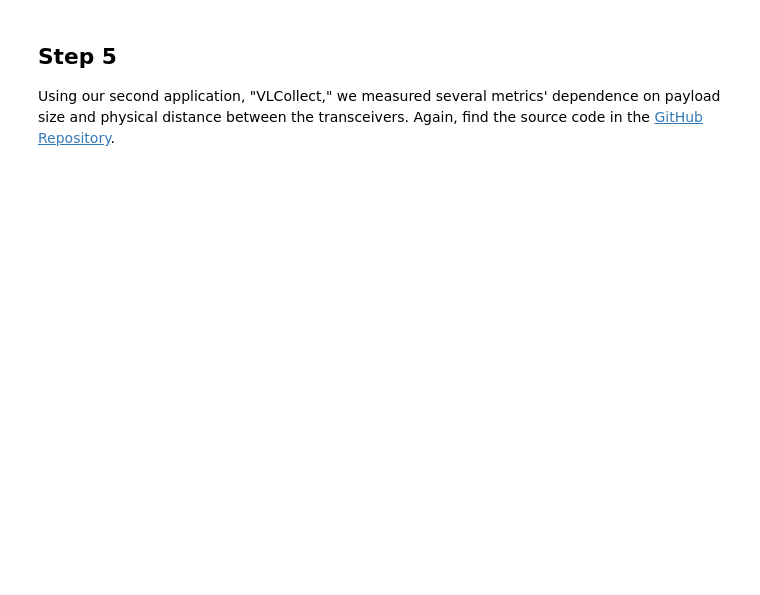
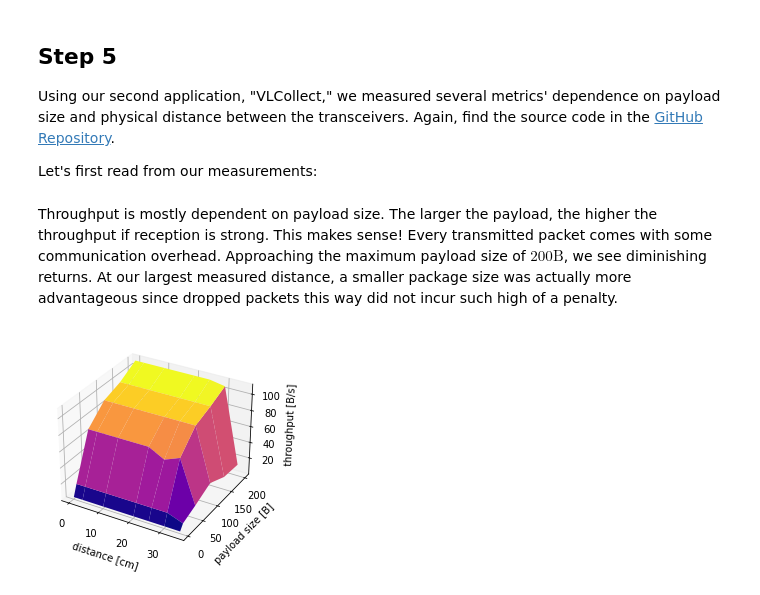
Before and after one commit to AlexLike/ETH-WiNet-VLC-Lab, a Jupyter notebook: Findings.ipynb, the cells around one changed output. Saved outputs shown, nothing was run; the diff lists cells and outputs as text; code cells hidden in the pictures; blank space fills up the shorter version.

```diff
--- a/Findings.ipynb
+++ b/Findings.ipynb
@@ -87,3 +87,47 @@ Find the source code in the [GitHub Repository](https://github.com/AlexLike/ETH-
 ## Step 5
 
 Using our second application, "VLCollect," we measured several metrics' dependence on payload size and physical distance between the transceivers. Again, find the source code in the [GitHub Repository](https://github.com/AlexLike/ETH-WiNet-VLC-Lab).
+
+Let's first read from our measurements:
+# %%
+import numpy as np
+import matplotlib.pyplot as plt
+
+X = np.array([0, 3, 10, 20, 25, 30, 35])
+x_count = X.size
+Y = np.array([1, 10, 50, 100, 150, 200])
+y_count = Y.size
+
+throughputs = np.zeros(shape=(X.size, Y.size))
+mean_delays = np.zeros(shape=(X.size, Y.size))
+standard_deviation_delays = np.zeros(shape=(X.size, Y.size))
+width_of_confidence_interval = np.zeros(shape=(X.size, Y.size))
+success_rates_150B = np.zeros(X.size)
+success_rates_35cm = np.zeros(Y.size)
+
+for (i, x) in enumerate(X):
+  for (j, y) in enumerate(Y):
+    with open(f"results/{x}cm-{y}B-results.csv", "r") as f:
+      (success_rate, throughput, mean_delay_s, standard_deviation_delay_s, cl, cr) = list(map(float, f.readline().split(", ")))
+      throughputs[i][j] = throughput
+      mean_delays[i][j] = mean_delay_s
+      standard_deviation_delays[i][j] = standard_deviation_delay_s
+      width_of_confidence_interval[i][j] = cr - cl
+      if y == 150:
+        success_rates_150B[i] = success_rate
+      if x == 35:
+        success_rates_35cm[j] = success_rate
+
+
+X_m, Y_m = np.meshgrid(X, Y)
+# %% [markdown]
+Throughput is mostly dependent on payload size. The larger the payload, the higher the throughput if reception is strong. This makes sense! Every transmitted packet comes with some communication overhead. Approaching the maximum payload size of $200\mathrm B$, we see diminishing returns. At our largest measured distance, a smaller package size was actually more advantageous since dropped packets this way did not incur such high of a penalty.
+# %%
+plt3D, ax = plt.subplots(subplot_kw={"projection": "3d"})
+ax.plot_surface(X_m, Y_m, throughputs.transpose(), cmap="plasma", antialiased=True)
+ax.set_xlabel("distance [cm]")
+ax.set_ylabel("payload size [B]")
+ax.set_zlabel("throughput [B/s]")
+plt.show()
+# %% [output]
+[figure, added]
```
Also changed, not shown: parts of 9 cells of this notebook.
